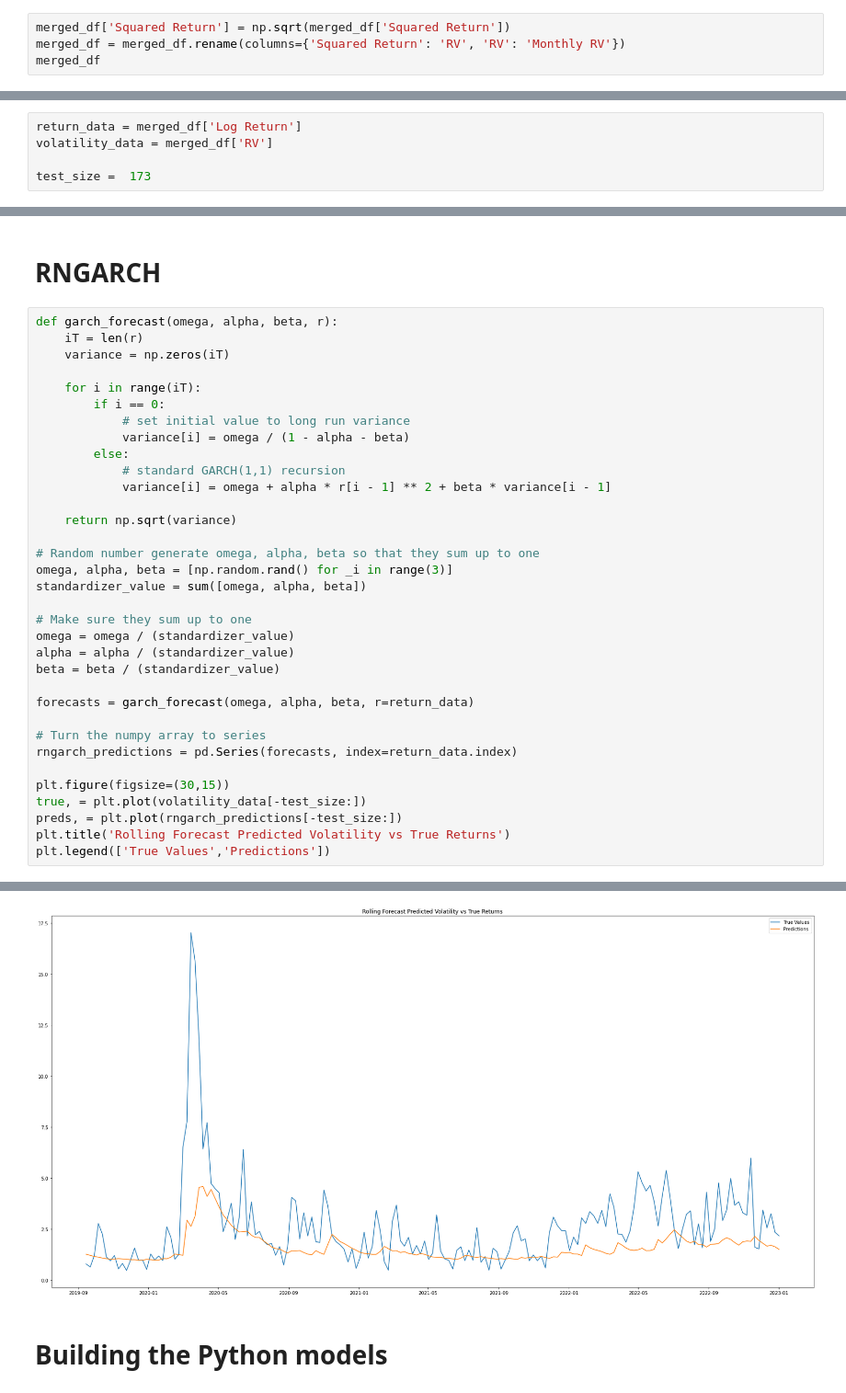
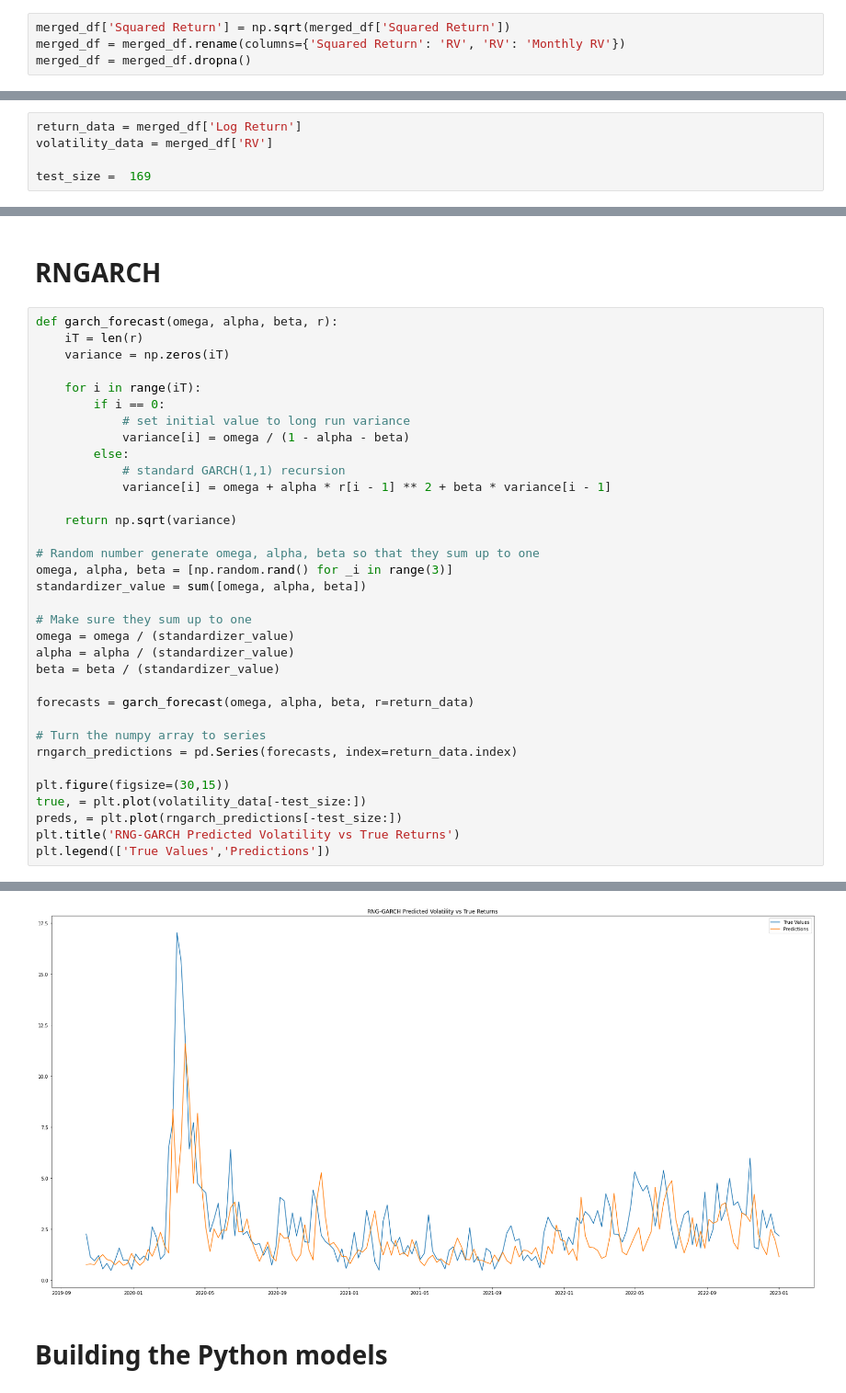
Before and after one commit to setamies/volatility-modeling, a Jupyter notebook: main.ipynb, the cells around one changed output, grey strips where cells are left out. Shown at 92% size. Saved outputs shown, nothing was run; the diff lists cells and outputs as text.

```diff
--- a/main.ipynb
+++ b/main.ipynb
@@ -86,4 +86,4 @@ merged_df.set_index('Date', inplace=True)
 # %%
 merged_df['Squared Return'] = np.sqrt(merged_df['Squared Return'])
 merged_df = merged_df.rename(columns={'Squared Return': 'RV', 'RV': 'Monthly RV'})
-merged_df
+merged_df = merged_df.dropna()
@@ -341,7 +295,7 @@ plt.show()
 return_data = merged_df['Log Return']
 volatility_data = merged_df['RV']
 
-test_size =  173
+test_size =  169
 # %%
 # Create a GARCH(1, 1) model, first train it on train data, then test on test data
 
@@ -481,35 +435,35 @@ def garch_forecast(omega, alpha, beta, r):
     for i in range(iT):
         if i == 0:
             # set initial value to long run variance
             variance[i] = omega / (1 - alpha - beta)
         else:
             # standard GARCH(1,1) recursion
             variance[i] = omega + alpha * r[i - 1] ** 2 + beta * variance[i - 1]
 
     return np.sqrt(variance)
 
 # Random number generate omega, alpha, beta so that they sum up to one
 omega, alpha, beta = [np.random.rand() for _i in range(3)]
 standardizer_value = sum([omega, alpha, beta])
 
 # Make sure they sum up to one
 omega = omega / (standardizer_value)
 alpha = alpha / (standardizer_value)
 beta = beta / (standardizer_value)
 
 forecasts = garch_forecast(omega, alpha, beta, r=return_data)
 
 # Turn the numpy array to series
 rngarch_predictions = pd.Series(forecasts, index=return_data.index)
 
 plt.figure(figsize=(30,15))
 true, = plt.plot(volatility_data[-test_size:])
 preds, = plt.plot(rngarch_predictions[-test_size:])
-plt.title('Rolling Forecast Predicted Volatility vs True Returns')
+plt.title('RNG-GARCH Predicted Volatility vs True Returns')
 plt.legend(['True Values','Predictions'])
 # %% [output]
 <matplotlib.legend.Legend at 0x...>
-[figure, old version]
+[figure, new version]
 # %% [markdown]
 # Building the Python models
 # %%
```
Also changed, not shown: parts of 20 cells of this notebook, 12 other files.
